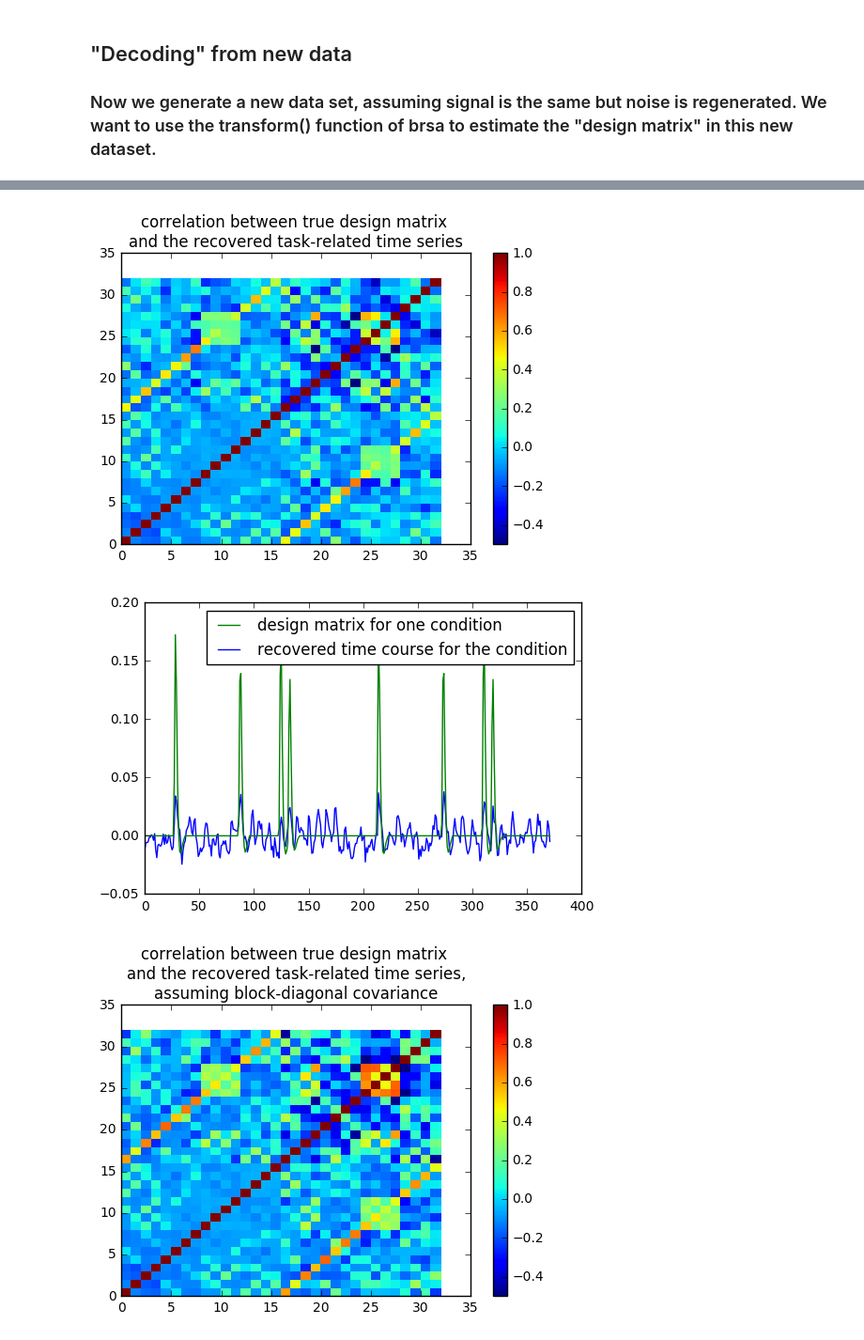
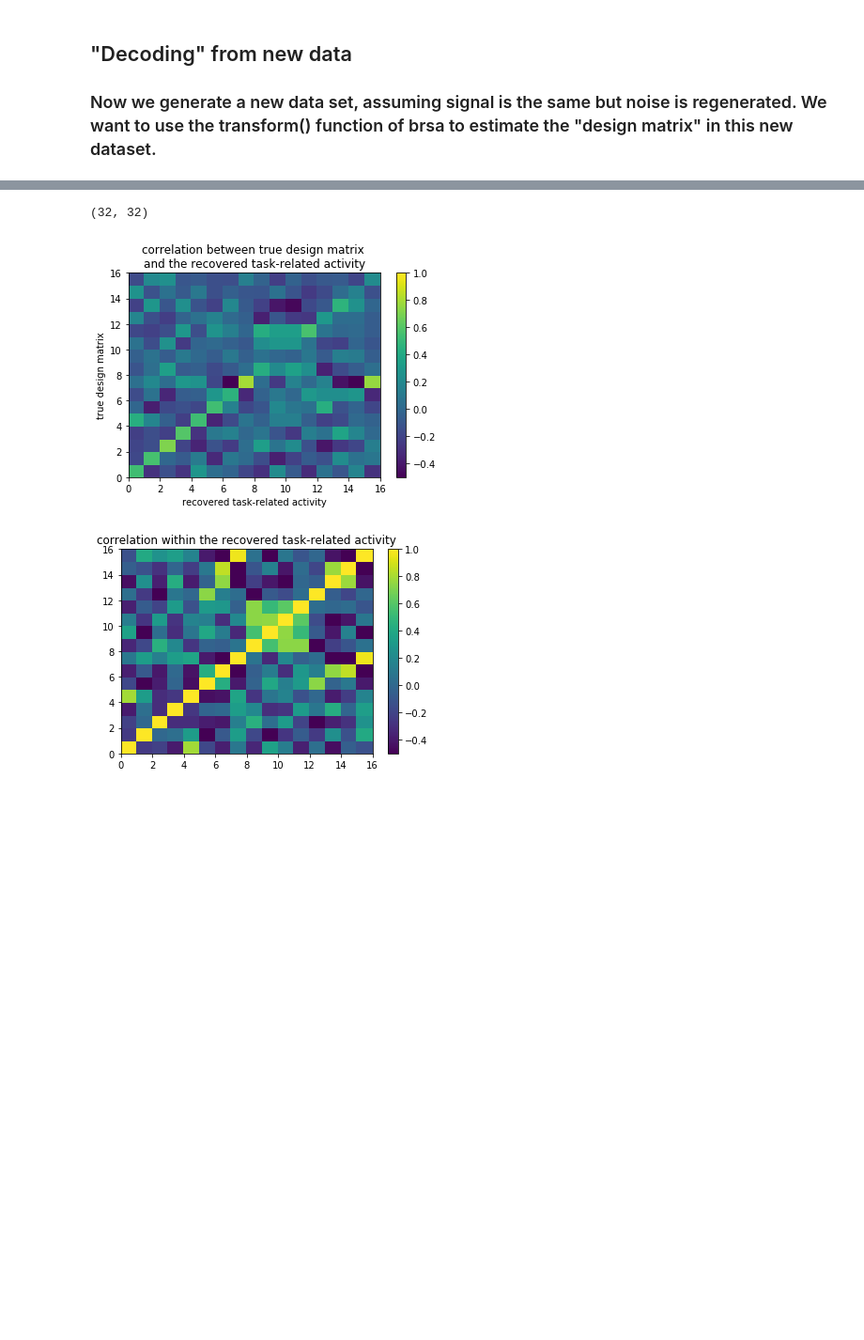
Before and after one commit to brainiak/brainiak, a Jupyter notebook: examples/reprsimil/brsa_representational_similarity_estimate_example.ipynb, the cells around one changed output, grey strips where cells are left out. Shown at 94% size. Cells and saved outputs as stored; diff of their text form; code cells hidden in the pictures; blank space fills up the shorter version.

```diff
--- a/examples/reprsimil/brsa_representational_similarity_estimate_example.ipynb
+++ b/examples/reprsimil/brsa_representational_similarity_estimate_example.ipynb
@@ -39,7 +39,7 @@ In typical fMRI analysis, some nuisance regressors such as head motion, baseline
 # %%
 design = utils.ReadDesign(fname="example_design.1D")
 
-n_run = 2
+n_run = 3
 design.n_TR = design.n_TR * n_run
 design.design_task = np.tile(design.design_task[:,:-1],
                              [n_run, 1])
@@ -60,7 +60,7 @@ plt.show()
 
 n_C = np.size(design.design_task, axis=1)
 # The total number of conditions.
-ROI_edge = 30
+ROI_edge = 20
 # We simulate "ROI" of a square shape
 n_V = ROI_edge**2
 # The total number of simulated voxels
@@ -192,7 +192,7 @@ snr_level = 1.0
 # with ideal_cov to form the covariance matrix from which
 # the response amplitudes (beta) of a voxel are drawn from.
 
-tau = 0.6
+tau = 1.0
 # magnitude of Gaussian Process from which the log(SNR) is drawn
 smooth_width = 3.0
 # spatial length scale of the Gaussian Process, unit: voxel
@@ -312,7 +312,7 @@ brsa = BRSA(GP_space=True, GP_inten=True, nureg_method='PCA',
 # Initiate an instance, telling it
 # that we want to impose Gaussian Process prior
 # over both space and intensity.
-z_score = True
+z_score = False
 
 if z_score:
     brsa.fit(X=Y_z, design=design.design_task,
@@ -508,51 +513,34 @@ for i_t in range(1, n_T):
         + np.dot(L_noise,np.random.randn(n_V))
 Y_new = signal + noise_new + inten
 
-ts, ts0 = brsa.transform(scipy.stats.zscore(Y_new,axis=0),scan_onsets=scan_onsets)
+if z_score:
+    Y_decode = scipy.stats.zscore(Y_new, axis=0)
+else:
+    Y_decode = Y_new
+
+ts, ts0 = brsa.transform(Y_decode,scan_onsets=scan_onsets)
 # ts, ts0 = brsa.transform(Y_new,scan_onsets=scan_onsets)
-recovered_plot, = plt.plot(ts[:, 8], 'b')
-design_plot, = plt.plot(design.design_task[:, 8], 'g')
+recovered_plot, = plt.plot(ts[:200, 8], 'b')
+design_plot, = plt.plot(design.design_task[:200, 8], 'g')
 plt.legend([design_plot, recovered_plot],
            ['design matrix for one condition', 'recovered time course for the condition'])
 plt.show()
+# We did not plot the whole time series for the purpose of seeing closely how much the two
+# time series overlap
+
+c = np.corrcoef(design.design_task.T, ts.T)
+print(np.shape(c))
+
+plt.pcolor(c[0:n_C, n_C:],vmin=-0.5,vmax=1)
+plt.title('correlation between true design matrix \nand the recovered task-related activity')
+plt.colorbar()
+plt.xlabel('recovered task-related activity')
+plt.ylabel('true design matrix')
+plt.show()
 
 
-
-plt.pcolor(np.corrcoef(design.design_task.T,ts.T),vmin=-0.5,vmax=1)
-plt.title('correlation between true design matrix \nand the recovered task-related time series')
+plt.pcolor(c[n_C:, n_C:],vmin=-0.5,vmax=1)
+plt.title('correlation within the recovered task-related activity')
 plt.colorbar()
 plt.show()
-
-ts, ts0 = brsa.transform(scipy.stats.zscore(Y_new,axis=0),scan_onsets=scan_onsets, prior_ts_cov='Block')
-recovered_plot, = plt.plot(ts[:, 8], 'b')
-design_plot, = plt.plot(design.design_task[:, 8], 'g')
-plt.legend([design_plot, recovered_plot],
-           ['design matrix for one condition', 'recovered time course for the condition'])
-plt.show()
-plt.pcolor(np.corrcoef(design.design_task.T,ts.T),vmin=-0.5,vmax=1)
-plt.title('correlation between true design matrix \nand the recovered task-related time series,\nassuming block-diagonal covariance')
-plt.colorbar()
-plt.show()
-
-recovered_plot, = plt.plot(ts[:, 8], 'b')
-design_plot, = plt.plot(design.design_task[:, 8], 'g')
-plt.legend([design_plot, recovered_plot],
-           ['design matrix for one condition', 'recovered time course for the condition'])
-plt.show()
-ts, ts0 = brsa.transform(scipy.stats.zscore(Y_new,axis=0),scan_onsets=scan_onsets, prior_ts_cov='Diag')
-plt.pcolor(np.corrcoef(design.design_task.T,ts.T),vmin=-0.5,vmax=1)
-plt.title('correlation between true design matrix \nand the recovered task-related time series,\nassuming diagonal covariance')
-plt.colorbar()
-plt.show()
-
-recovered_plot, = plt.plot(ts[:, 8], 'b')
-design_plot, = plt.plot(design.design_task[:, 8], 'g')
-plt.legend([design_plot, recovered_plot],
-           ['design matrix for one condition', 'recovered time course for the condition'])
-plt.show()
-ts, ts0 = brsa.transform(scipy.stats.zscore(Y_new,axis=0),scan_onsets=scan_onsets, prior_ts_cov=1.0)
-plt.pcolor(np.corrcoef(design.design_task.T,ts.T),vmin=-0.5,vmax=1)
-plt.title('correlation between true design matrix \nand the recovered task-related time series,\nassuming covariance is identity')
-plt.colorbar()
-plt.show()
 # %% [output]
@@ -560,3 +548,3 @@ plt.show()
+(32, 32)
-[figure, old version]
+[figure, new version]
-[figure, old version]
+[figure, new version]
-[figure, removed]
```
Also changed, not shown: parts of 19 cells of this notebook, 1 other file.
